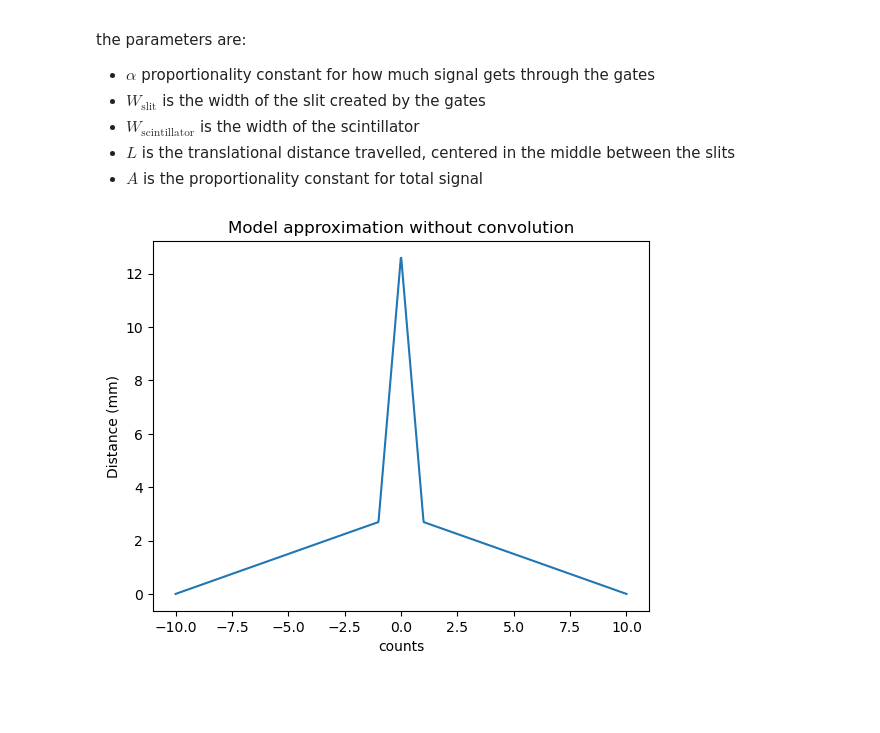
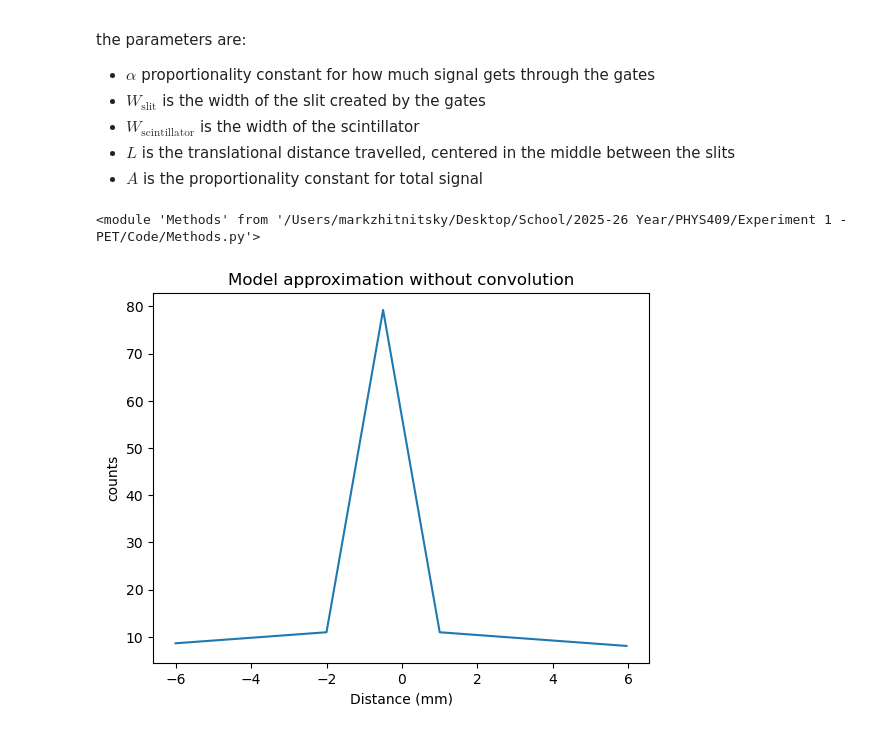
Before and after one commit to MarkZhit/PHYS409-PET, a Jupyter notebook: ModelDefinition.ipynb, the cells around one changed output. Saved outputs shown, nothing was run; the diff lists cells and outputs as text; code cells hidden in the pictures; blank space fills up the shorter version.

```diff
--- a/ModelDefinition.ipynb
+++ b/ModelDefinition.ipynb
@@ -13,29 +13,38 @@ the parameters are:
 # %%
 import numpy as np
 import matplotlib.pyplot as plt
+from scipy.optimize import curve_fit
+import Methods as m
+import importlib
+importlib.reload(m)
+# %% [output]
+<module 'Methods' from '/Users/markzhitnitsky/Desktop/School/2025-26 Year/PHYS409/Experiment 1 - PET/Code/Methods.py'>
 # %%
 
 def singleSlit(coords, amplitude, x0, W, L):
     x = coords
-    return max(amplitude * np.arctan((W/2 - np.abs(x-x0))/L), 0)
+    return np.maximum(amplitude * W * np.arctan((W/2 - np.abs(x-x0))/L), 0)
 
 def stackedSlit(coords, amplitude, x0, Wslit, Wscint, L, alpha):
     return (1-alpha) * singleSlit(coords, amplitude, x0, Wslit, L) + alpha * singleSlit(coords, amplitude, x0, Wscint, L)
 # %%
-xArr = np.linspace(-10,10,1000)
+xArr = np.arange(start=-6,stop=6,step=0.05)
 stackedSlitModel = []
 # singleSlitModel = []
-for x in xArr:
-    stackedSlitModel.append(stackedSlit(x, 1000, 0, 2, 20, 100, 0.03))
+# for x in xArr:
+stackedSlitModel = stackedSlit(xArr, 1500, -0.5, 3, 40, 100, 0.001)
+
+# print(len(stackedSlitModel))
     # singleSlitModel.append(singleSlit(x, 1000, 0, 2, 100) * 0.03)
     # singleSlitModel.append(singleSlit(x, 1000, 0, 20, 100) * 0.03)
 # %%
 plt.figure()
 plt.plot(xArr, stackedSlitModel)
 # plt.plot(xArr, singleSlitModel)
 plt.title("Model approximation without convolution")
-plt.ylabel("Distance (mm)")
-plt.xlabel("counts")
+plt.xlabel("Distance (mm)")
+plt.ylabel("counts")
+plt.savefig("./figures/Linescan Model.png")
 plt.show()
 # %% [output]
-[figure, old version]
+[figure, new version]
```
Also changed, not shown: parts of 6 cells of this notebook, 3 other files.
